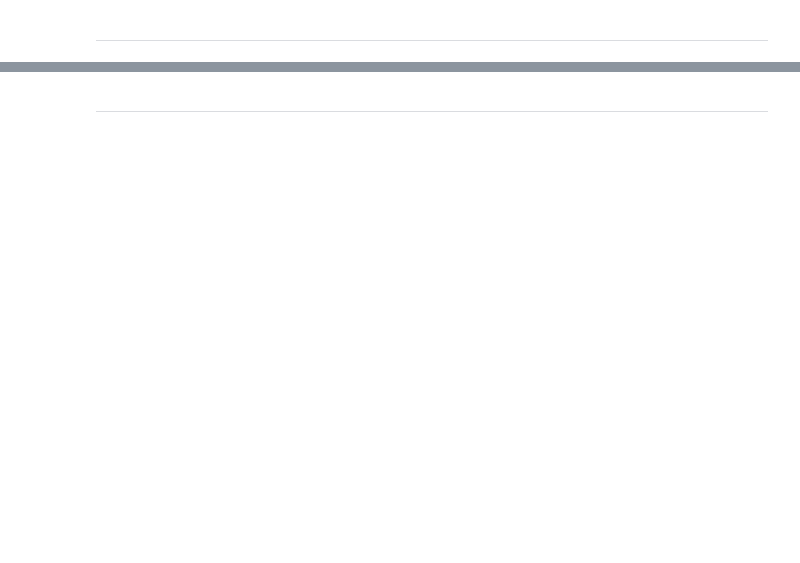
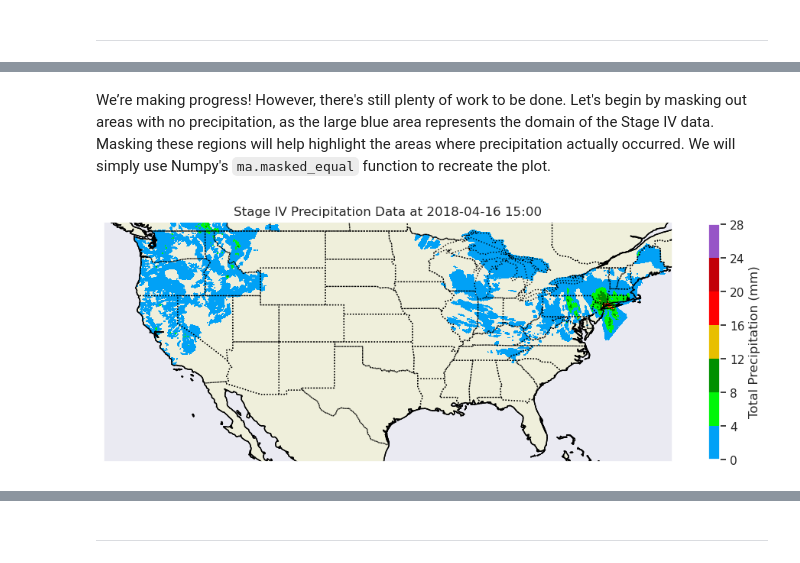
Before and after one commit to ProjectPythia/Stage-IV-Cookbook, a Jupyter notebook: notebooks/evan.ipynb, the cells around one changed output, grey strips where cells are left out. Cells and saved outputs as stored; diff of their text form; code cells hidden in the pictures; blank space fills up the shorter version.

```diff
--- a/notebooks/evan.ipynb
+++ b/notebooks/evan.ipynb
@@ -43,0 +206,19 @@ Label the importance of each concept explicitly as **helpful/necessary**.
+# %% [markdown]
+We’re making progress! However, there's still plenty of work to be done. Let's begin by masking out areas with no precipitation, as the large blue area represents the domain of the Stage IV data. Masking these regions will help highlight the areas where precipitation actually occurred. We will simply use Numpy's `ma.masked_equal` function to recreate the plot.
+# %%
+precip = np.ma.masked_equal(precip, 0)
+fig, ax = plt.subplots(figsize=(12, 8), subplot_kw={'projection': ccrs.PlateCarree()})
+ax.set_extent([-128, -66.5, 24, 50], crs=ccrs.PlateCarree())
+
+ax.add_feature(cfeature.COASTLINE)
+ax.add_feature(cfeature.BORDERS, linestyle=':')
+ax.add_feature(cfeature.STATES, linestyle=':')
+ax.add_feature(cfeature.LAND, edgecolor='black')
+
+# Plot the total precipitation on the map
+c = ax.contourf(lon, lat, precip, cmap='NWSRef', transform=ccrs.PlateCarree())
+colorbar = plt.colorbar(c, ax=ax, label='Total Precipitation (mm)', shrink=0.5)  # Adjust the shrink parameter as needed
+plt.title('Stage IV Precipitation Data at {}'.format(time))
+plt.show()
+# %% [output]
+[figure, added]
```
Also changed, not shown: parts of 62 cells of this notebook, 2 other files.
